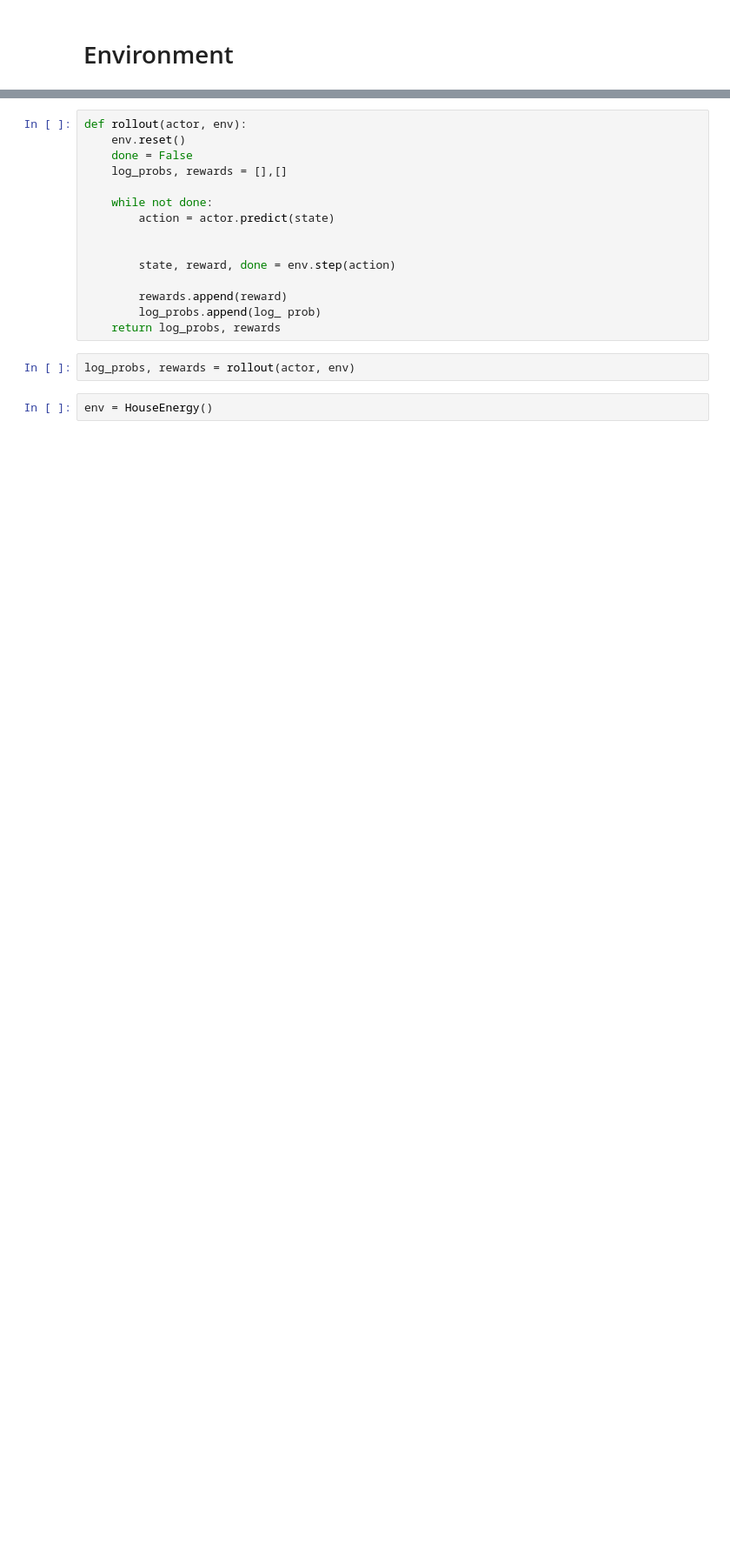
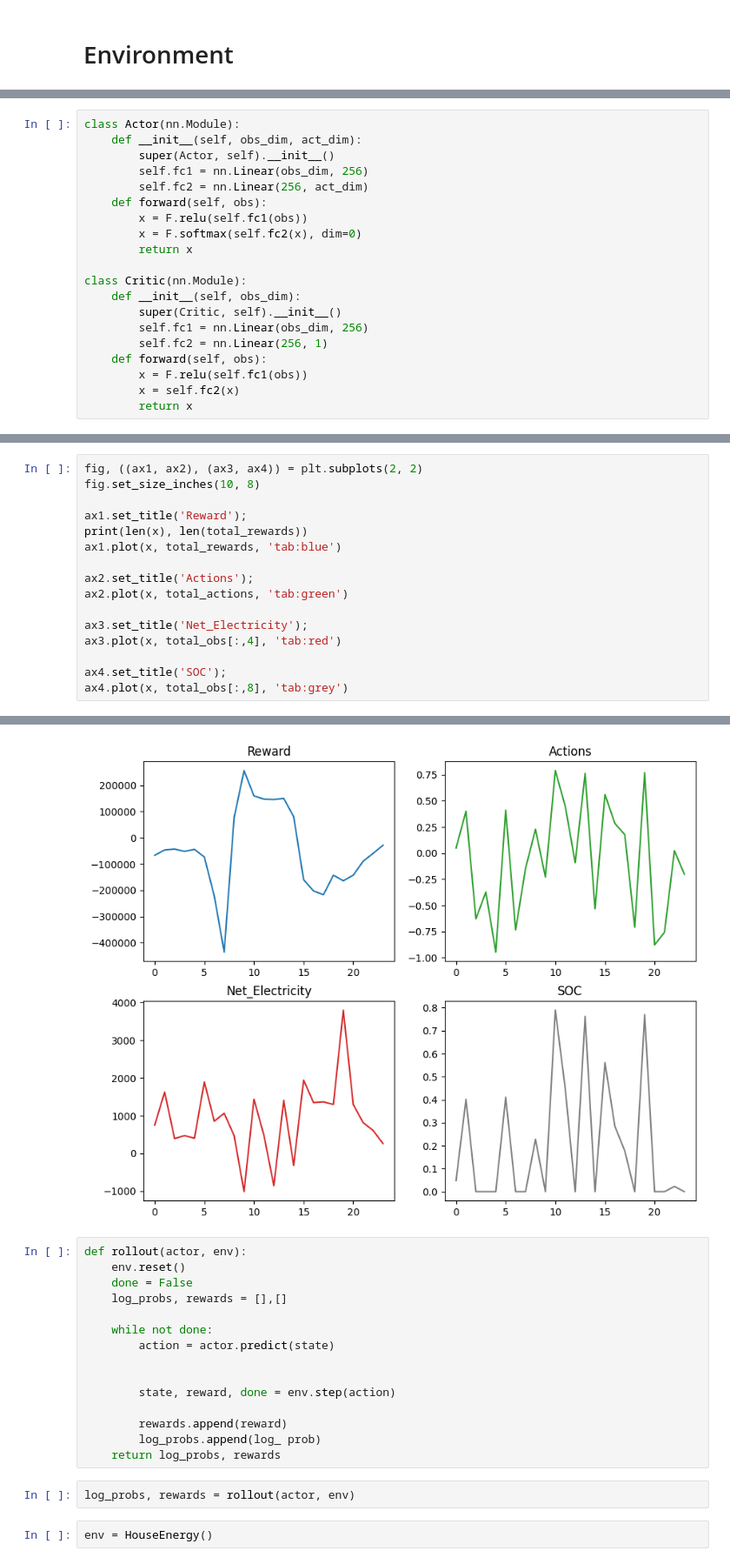
Before and after one commit to nicosquare/rl-energy-management, a Jupyter notebook: src/notebooks/simple-env.ipynb, the cells around one changed output, grey strips where cells are left out. Shown: that part at 87% size. Drawn from its saved outputs; the diff is of its cells as text; blank space fills up the shorter version.

```diff
--- a/src/notebooks/simple-env.ipynb
+++ b/src/notebooks/simple-env.ipynb
@@ -261,0 +375,20 @@ state, reward, done = env.step(a)
+# %%
+class Actor(nn.Module):
+    def __init__(self, obs_dim, act_dim):
+        super(Actor, self).__init__()
+        self.fc1 = nn.Linear(obs_dim, 256)
+        self.fc2 = nn.Linear(256, act_dim)
+    def forward(self, obs):
+        x = F.relu(self.fc1(obs))
+        x = F.softmax(self.fc2(x), dim=0)
+        return x
+
+class Critic(nn.Module):
+    def __init__(self, obs_dim):
+        super(Critic, self).__init__()
+        self.fc1 = nn.Linear(obs_dim, 256)
+        self.fc2 = nn.Linear(256, 1)
+    def forward(self, obs):
+        x = F.relu(self.fc1(obs))
+        x = self.fc2(x)
+        return x
@@ -261,0 +447,17 @@ state, reward, done = env.step(a)
+# %%
+fig, ((ax1, ax2), (ax3, ax4)) = plt.subplots(2, 2)
+fig.set_size_inches(10, 8)
+
+ax1.set_title('Reward');
+print(len(x), len(total_rewards))
+ax1.plot(x, total_rewards, 'tab:blue')
+
+ax2.set_title('Actions');
+ax2.plot(x, total_actions, 'tab:green')
+
+ax3.set_title('Net_Electricity');
+ax3.plot(x, total_obs[:,4], 'tab:red')
+
+ax4.set_title('SOC');
+ax4.plot(x, total_obs[:,8], 'tab:grey')
+# %% [output]
@@ -262,3 +466,4 @@ state, reward, done = env.step(a)
+[figure, added]
 # %%
 def rollout(actor, env):
     env.reset()
```
Also changed, not shown: parts of 21 cells of this notebook, 1 other file.
